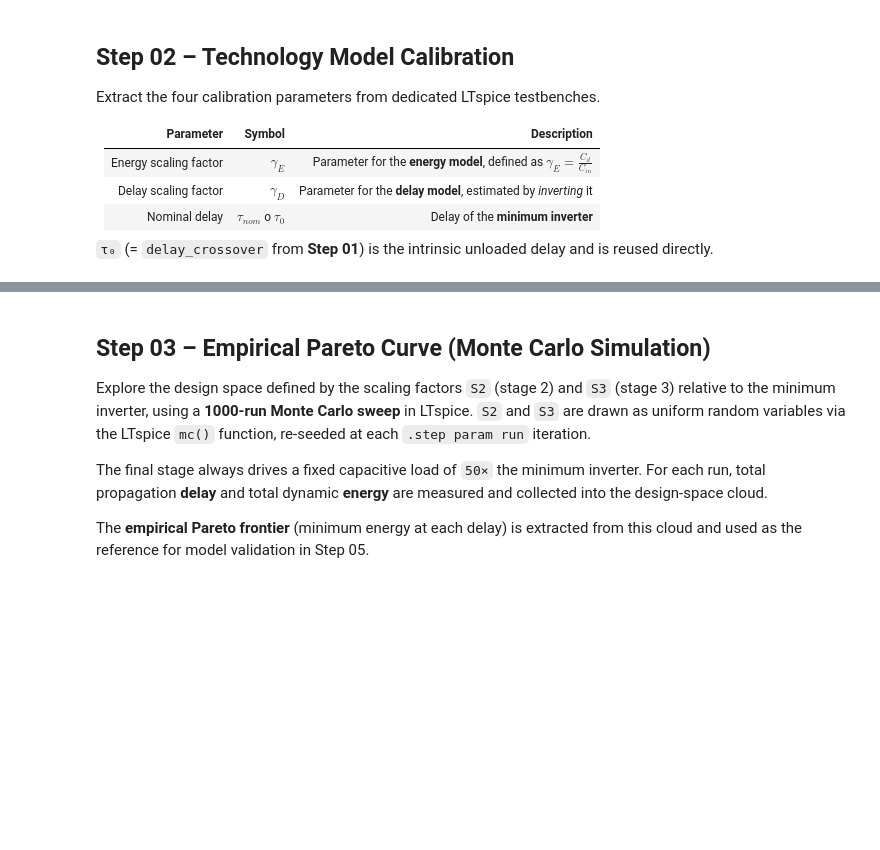
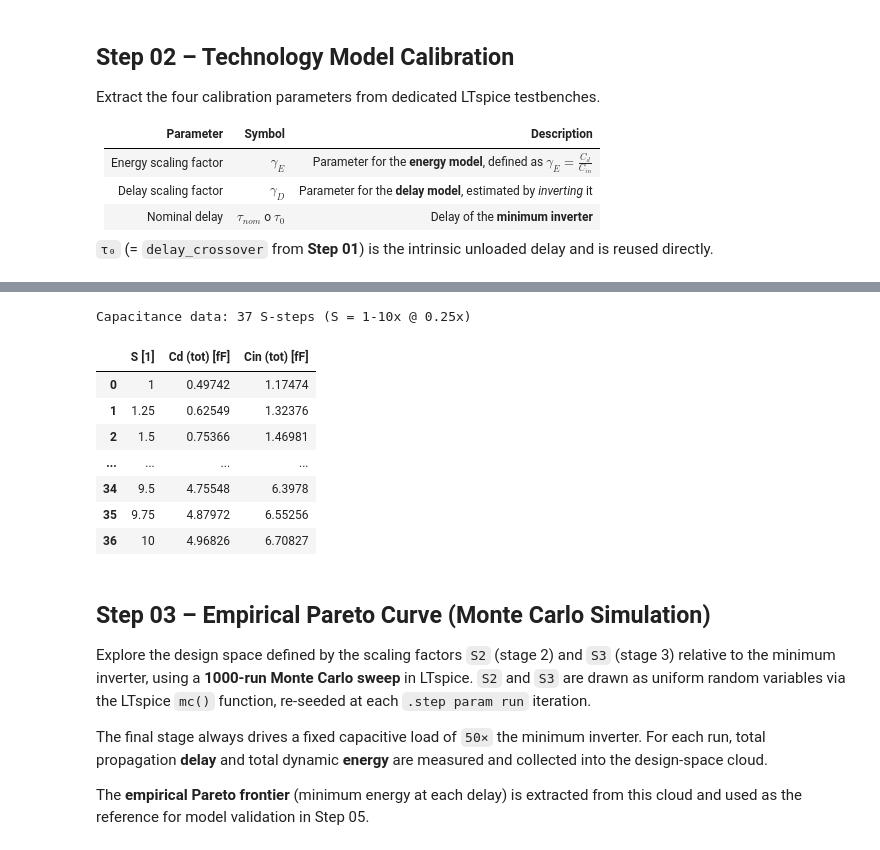
Before and after one commit to XBlayz/Low_power-projects, a Jupyter notebook: notebooks/project-01.ipynb, the cells around one changed output, grey strips where cells are left out. Saved outputs shown, nothing was run; the diff lists cells and outputs as text; code cells hidden in the pictures; blank space fills up the shorter version.

```diff
--- a/notebooks/project-01.ipynb
+++ b/notebooks/project-01.ipynb
@@ -176,26 +309,44 @@ print(f"Done.  Log: {log_cin}")
 # %%
 # --- STEP 02.2: PARSE CAPACITANCE MEASUREMENTS ---
 # The netlist sweeps S with .step param S 1-10x in steps of 0.25x.
 
 data_cin = LTSpiceLogReader(log_cin.as_posix()) # pyright: ignore[reportOptionalMemberAccess]
 data_cd  = LTSpiceLogReader(log_cd.as_posix()) # pyright: ignore[reportOptionalMemberAccess]
 
 C_total_cin = np.array(data_cin["energy_fall"])
 C_total_cd  = np.array(data_cd["energy_fall"])
 n_steps = len(C_total_cin)
 
 S_START, S_STEP = 1, 0.25
 S_values = S_START + np.arange(n_steps) * S_STEP
 
 df_calib = pd.DataFrame({
-    "S":                S_values,
-    "Cin (tot) [F]":    C_total_cin,
-    "Cd (tot) [F]":     C_total_cd,
+    "S":        S_values,
+    "Cd_tot":   C_total_cd,
+    "Cin_tot":  C_total_cin,
 })
 
 print(f"Capacitance data: {len(df_calib)} S-steps "
       f"(S = {S_values[0]:.0f}-{S_values[-1]:.0f}x @ 0.25x)")
-df_calib.head(len(S_values))
+_summary_display(
+    _transform_dataframe(
+        df_calib,
+        {"S": "S [1]", "Cd_tot": "Cd (tot) [fF]", "Cin_tot": "Cin (tot) [fF]"},
+        {"Cd_tot": lambda x: x * 1e15, "Cin_tot": lambda x: x * 1e15}
+    ),
+    n_head=3,
+    n_tail=3
+)
+# %% [output]
+Capacitance data: 37 S-steps (S = 1-10x @ 0.25x)
+|  | S [1] | Cd (tot) [fF] | Cin (tot) [fF] |
+| 0 | 1 | 0.49742 | 1.17474 |
+| 1 | 1.25 | 0.62549 | 1.32376 |
+| 2 | 1.5 | 0.75366 | 1.46981 |
+| ... | ... | ... | ... |
+| 34 | 9.5 | 4.75548 | 6.3978 |
+| 35 | 9.75 | 4.87972 | 6.55256 |
+| 36 | 10 | 4.96826 | 6.70827 |
 # %%
 # --- STEP 02.3: EXTRACT Cin0, Cd, AND γE VIA LINEAR REGRESSION ---
 # Primary extraction from inverter_Cin model:
```
Also changed, not shown: parts of 5 cells of this notebook.
